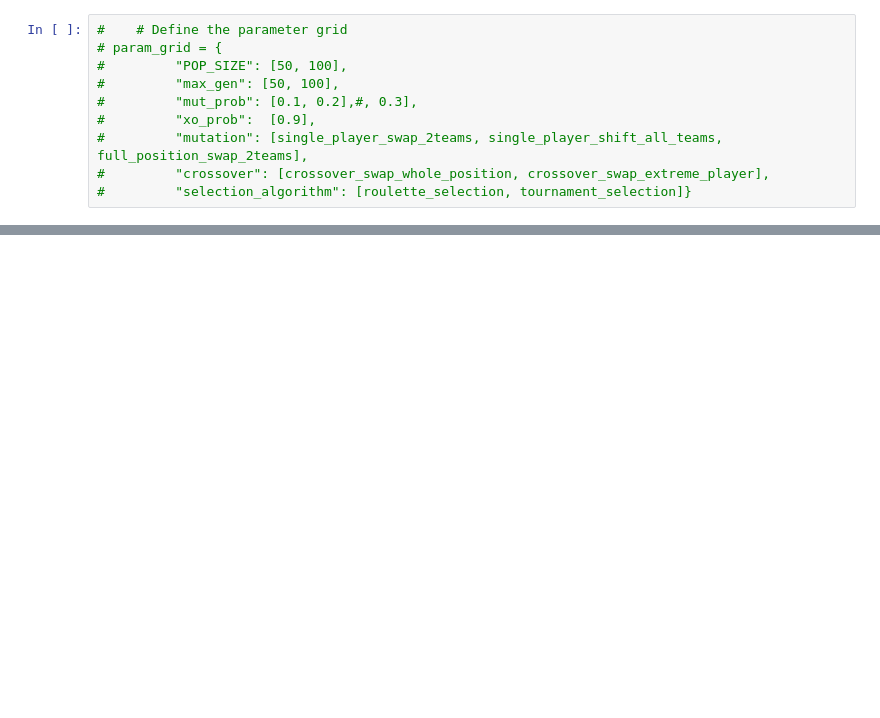
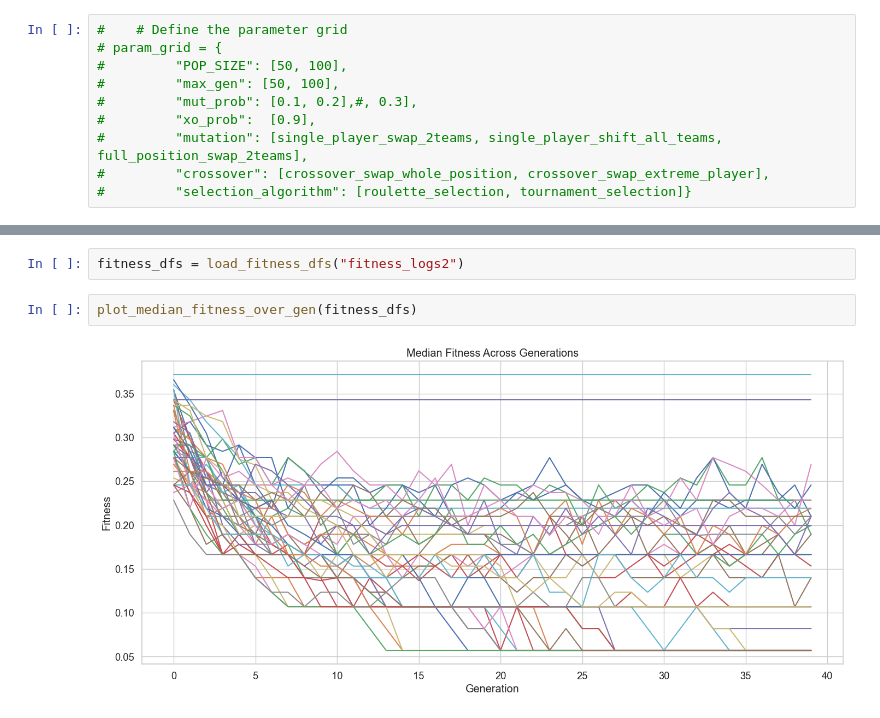
Before and after one commit to JuliaKarpienia/CIFO_project_groupA, a Jupyter notebook: grid_search.ipynb, the cells around one changed output, grey strips where cells are left out. Drawn from its saved outputs; the diff is of its cells as text; blank space fills up the shorter version.

```diff
--- a/grid_search.ipynb
+++ b/grid_search.ipynb
@@ -37,0 +116,6 @@ Summary saved to: ga_summary.csv
+# %%
+fitness_dfs = load_fitness_dfs("fitness_logs2")
+# %%
+plot_median_fitness_over_gen(fitness_dfs)
+# %% [output]
+[figure, added]
```
Also changed, not shown: parts of 10 cells of this notebook, 51 other files.
